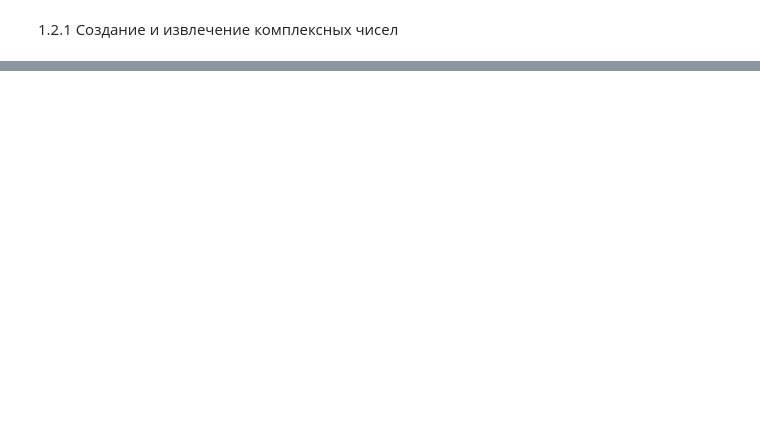
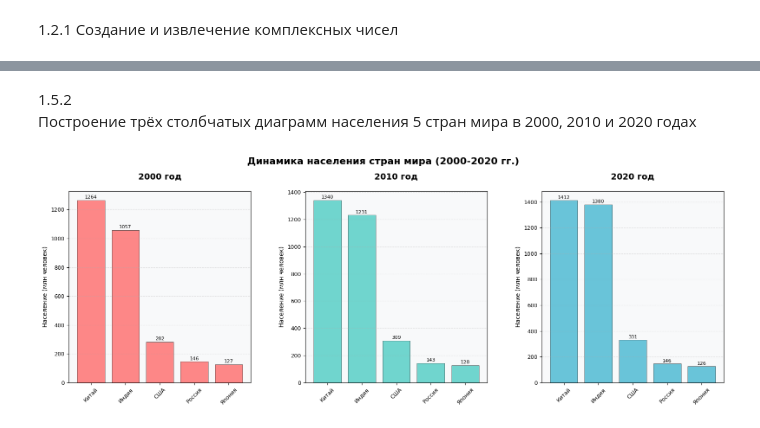
Before and after one commit to Ekaterina-CyberDev/IAD, a Jupyter notebook: praktika_1/praktika_1.ipynb, the cells around one changed output, grey strips where cells are left out. Saved outputs shown, nothing was run; the diff lists cells and outputs as text; code cells hidden in the pictures; blank space fills up the shorter version.

```diff
--- a/praktika_1/praktika_1.ipynb
+++ b/praktika_1/praktika_1.ipynb
@@ -82,0 +652,71 @@ isinstance() проверяет является ли элемент компл
+# %% [markdown]
+1.5.2
+Построение трёх столбчатых диаграмм населения 5 стран мира в 2000, 2010 и 2020 годах
+# %%
+# Импорт библиотеки для построения графиков
+import matplotlib.pyplot as plt
+
+# Список выбранных стран для анализа
+countries = ['Китай', 'Индия', 'США', 'Россия', 'Япония']
+
+# Данные о населении в 2000 году (в миллионах человек)
+pop_2000 = [1264, 1057, 282, 146, 127]
+
+# Данные о населении в 2010 году (в миллионах человек)
+pop_2010 = [1340, 1231, 309, 143, 128]
+
+# Данные о населении в 2020 году (в миллионах человек)
+pop_2020 = [1412, 1380, 331, 146, 126]
+
+# Создание фигуры с тремя горизонтальными подграфиками размером 16x6 дюймов
+fig, axes = plt.subplots(1, 3, figsize=(16, 6))
+
+# Цветовая палитра для столбцов каждого года
+colors = ['#FF6B6B', '#4ECDC4', '#45B7D1']
+
+# Метки годов для заголовков графиков
+years = ['2000', '2010', '2020']
+
+# Список с данными о населении за все три года
+population_data = [pop_2000, pop_2010, pop_2020]
+
+# Цикл по всем трем графикам для их построения
+for i, (ax, year, data, color) in enumerate(zip(axes, years, population_data, colors)):
+    # Создание столбчатой диаграммы с настройками внешнего вида
+    bars = ax.bar(countries, data, color=color, alpha=0.8, edgecolor='black', linewidth=0.5)
+    # Установка заголовка для каждого графика
+    ax.set_title(f'{year} год', fontsize=14, fontweight='bold', pad=20)
+    # Подпись оси Y (количество населения)
+    ax.set_ylabel('Население (млн человек)', fontsize=10)
+    # Настройка меток оси X (поворот на 45 градусов)
+    ax.tick_params(axis='x', rotation=45, labelsize=9)
+    # Настройка меток оси Y (размер шрифта)
+    ax.tick_params(axis='y', labelsize=9)
+    # Добавление сетки на график (только горизонтальные линии)
+    ax.grid(axis='y', alpha=0.3, linestyle='--')
+
+    # Цикл для добавления числовых значений поверх каждого столбца
+    for bar in bars:
+        height = bar.get_height()  # Получение высоты столбца
+        # Размещение текста с числовым значением над столбцом
+        ax.text(bar.get_x() + bar.get_width()/2., height + 5,
+                f'{height:.0f}', ha='center', va='bottom', fontsize=8)
+
+# Главный заголовок для всей фигуры (над всеми графиками)
+plt.suptitle('Динамика населения стран мира (2000-2020 гг.)',
+             fontsize=16, fontweight='bold', y=0.98)
+
+# Автоматическая настройка отступов между элементами графика
+plt.tight_layout()
+
+# Ручная корректировка отступов (верхний отступ и расстояние между графиками)
+plt.subplots_adjust(top=0.85, wspace=0.3)
+
+# Цикл для установки фонового цвета всех графиков
+for ax in axes:
+    ax.set_facecolor('#f8f9fa')  # Светло-серый фон для графиков
+
+# Отображение готовой фигуры с тремя диаграммами
+plt.show()
+# %% [output]
+[figure, added]
```
Also changed, not shown: parts of 18 cells of this notebook, 4 other files.
